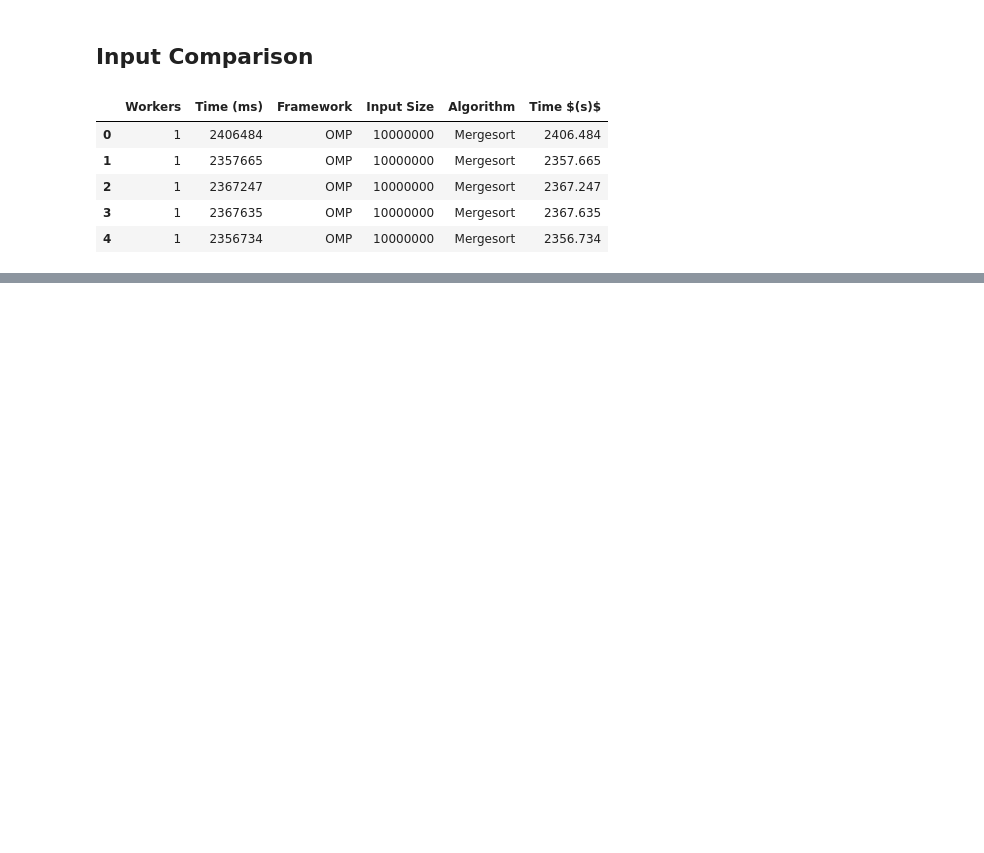
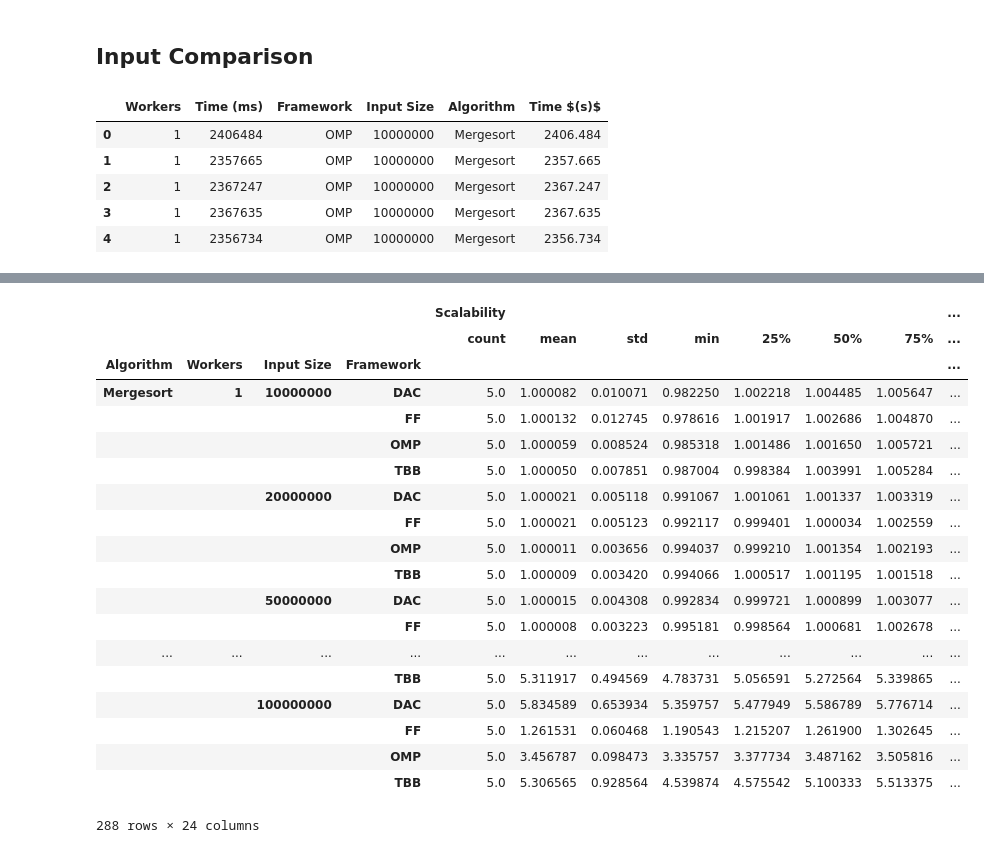
Before and after one commit to flandolfi/SPM-project, a Jupyter notebook: notebooks/analysis.ipynb, the cells around one changed output, grey strips where cells are left out. Saved outputs shown, nothing was run; the diff lists cells and outputs as text; code cells hidden in the pictures; blank space fills up the shorter version.

```diff
--- a/notebooks/analysis.ipynb
+++ b/notebooks/analysis.ipynb
@@ -580 +558,27 @@ si.groupby(['Algorithm', 'Workers', 'Input Size', 'Framework']).describe()
+# %%
+avg = si[si.Workers == 1].groupby(['Algorithm', 'Framework', 'Input Size'])['Time (ms)'].mean()
+si['Scalability'] = avg[si[['Algorithm', 'Framework', 'Input Size']].values].values / si['Time (ms)'].values
+
+si.groupby(['Algorithm', 'Workers', 'Input Size', 'Framework']).describe()
+# %% [output]
+|  |  |  |  | Scalability |  |  |  |  |  |  | ... |
+|  |  |  |  | count | mean | std | min | 25% | 50% | 75% | ... |
+| Algorithm | Workers | Input Size | Framework |  |  |  |  |  |  |  | ... |
+| Mergesort | 1 | 10000000 | DAC | 5.0 | 1.000082 | 0.010071 | 0.982250 | 1.002218 | 1.004485 | 1.005647 | ... |
+|  |  |  | FF | 5.0 | 1.000132 | 0.012745 | 0.978616 | 1.001917 | 1.002686 | 1.004870 | ... |
+|  |  |  | OMP | 5.0 | 1.000059 | 0.008524 | 0.985318 | 1.001486 | 1.001650 | 1.005721 | ... |
+|  |  |  | TBB | 5.0 | 1.000050 | 0.007851 | 0.987004 | 0.998384 | 1.003991 | 1.005284 | ... |
+|  |  | 20000000 | DAC | 5.0 | 1.000021 | 0.005118 | 0.991067 | 1.001061 | 1.001337 | 1.003319 | ... |
+|  |  |  | FF | 5.0 | 1.000021 | 0.005123 | 0.992117 | 0.999401 | 1.000034 | 1.002559 | ... |
+|  |  |  | OMP | 5.0 | 1.000011 | 0.003656 | 0.994037 | 0.999210 | 1.001354 | 1.002193 | ... |
+|  |  |  | TBB | 5.0 | 1.000009 | 0.003420 | 0.994066 | 1.000517 | 1.001195 | 1.001518 | ... |
+|  |  | 50000000 | DAC | 5.0 | 1.000015 | 0.004308 | 0.992834 | 0.999721 | 1.000899 | 1.003077 | ... |
+|  |  |  | FF | 5.0 | 1.000008 | 0.003223 | 0.995181 | 0.998564 | 1.000681 | 1.002678 | ... |
+| ... | ... | ... | ... | ... | ... | ... | ... | ... | ... | ... | ... |
+|  |  |  | TBB | 5.0 | 5.311917 | 0.494569 | 4.783731 | 5.056591 | 5.272564 | 5.339865 | ... |
+|  |  | 100000000 | DAC | 5.0 | 5.834589 | 0.653934 | 5.359757 | 5.477949 | 5.586789 | 5.776714 | ... |
+|  |  |  | FF | 5.0 | 1.261531 | 0.060468 | 1.190543 | 1.215207 | 1.261900 | 1.302645 | ... |
+|  |  |  | OMP | 5.0 | 3.456787 | 0.098473 | 3.335757 | 3.377734 | 3.487162 | 3.505816 | ... |
+|  |  |  | TBB | 5.0 | 5.306565 | 0.928564 | 4.539874 | 4.575542 | 5.100333 | 5.513375 | ... |
+288 rows × 24 columns
 # %%
```
Also changed, not shown: parts of 7 cells of this notebook, 1 other file.
